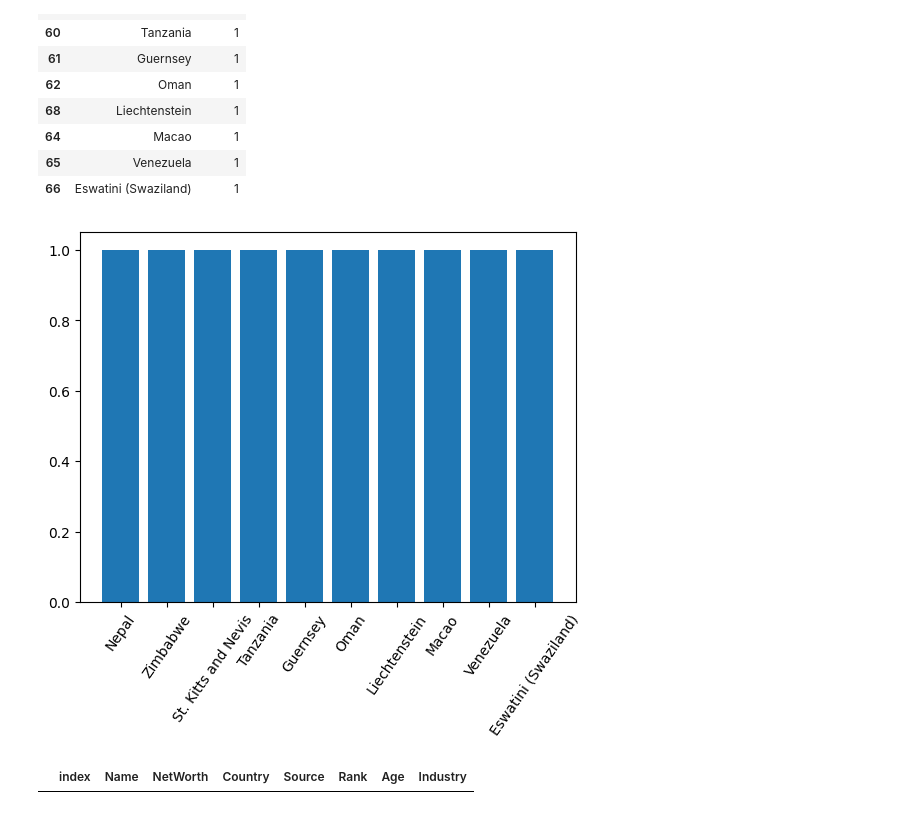
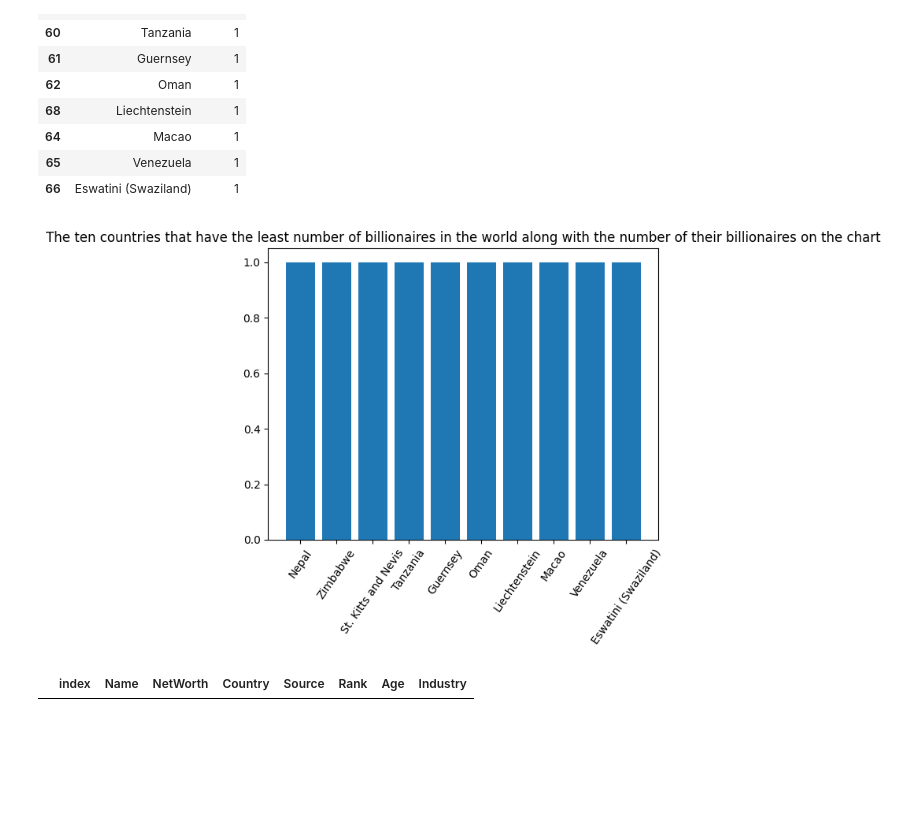
Before and after one commit to KhadijehValipour/MachineLearning3, a Jupyter notebook: Billionaire.ipynb, the cells around one changed output. Drawn from its saved outputs; the diff is of its cells as text; code cells hidden in the pictures; blank space fills up the shorter version.

```diff
--- a/Billionaire.ipynb
+++ b/Billionaire.ipynb
@@ -267,10 +268,11 @@ df_min_worth.head(10)
 # %%
 head_10 =df_min_worth.head(10)
 plt.bar(head_10['Country'],head_10['count'])
+plt.title("The ten countries that have the least number of billionaires in the world along with the number of their billionaires on the chart")
 plt.xticks(rotation=55)
 plt.show()
 # %% [output]
-[figure, old version]
+[figure, new version]
 # %%
 iran = data.loc[(data['Country'] == 'Iran')]
 iran
```
Also changed, not shown: parts of 5 cells of this notebook, 9 other files.
